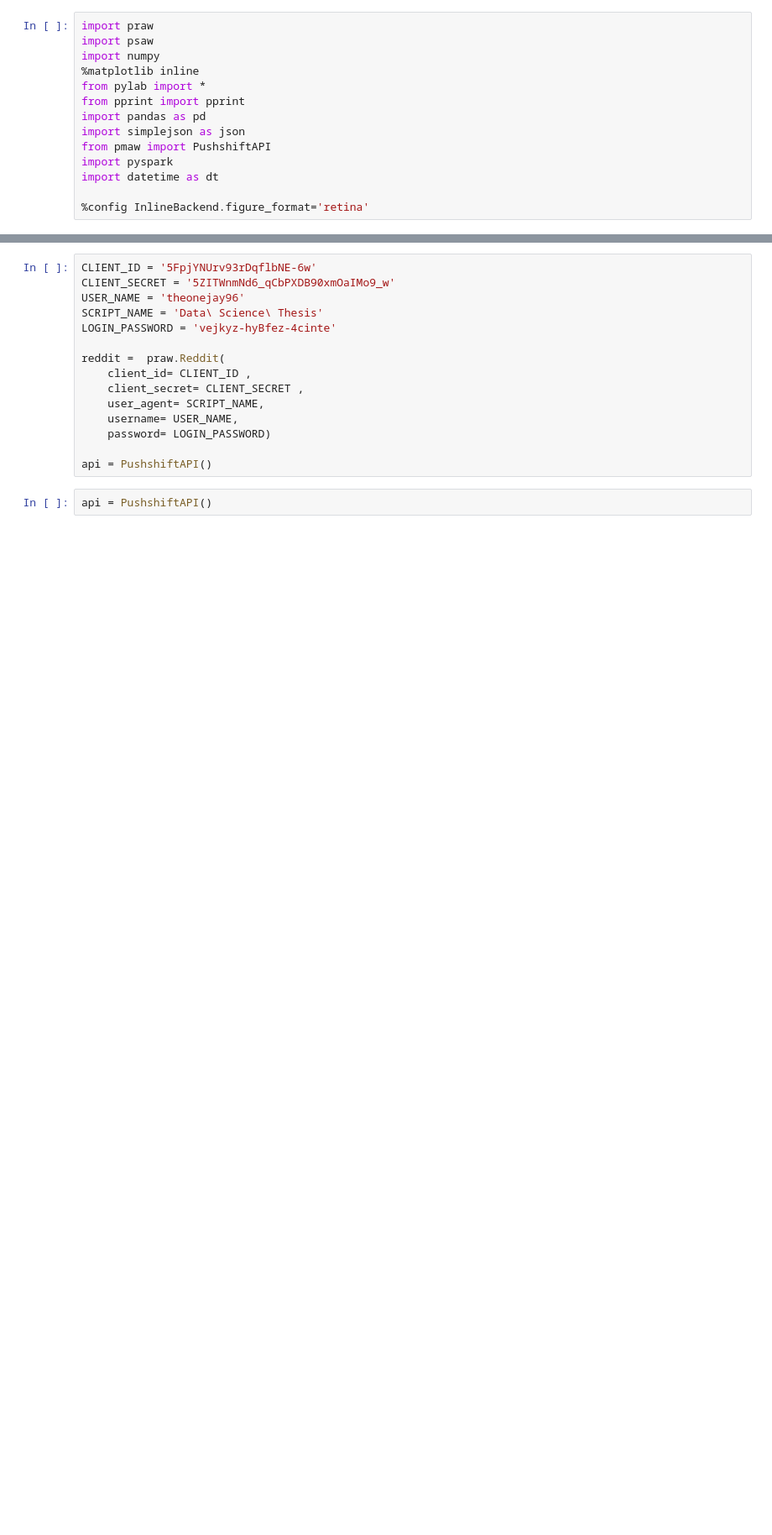
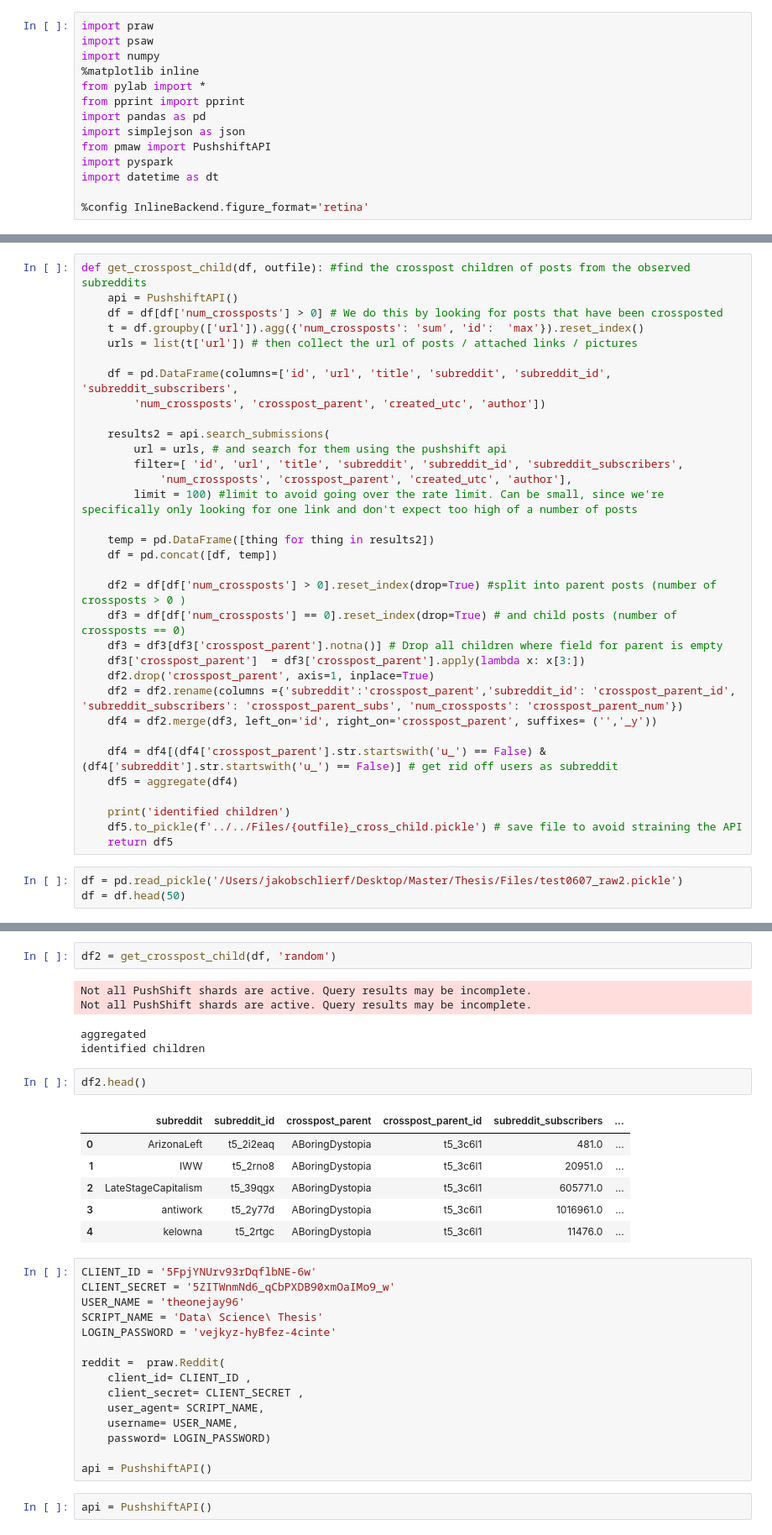
Before and after one commit to jvschlierf/networkthesis, a Jupyter notebook: Test_run/test.ipynb, the cells around one changed output, grey strips where cells are left out. Shown at 84% size. Saved outputs shown, nothing was run; the diff lists cells and outputs as text; blank space fills up the shorter version.

```diff
--- a/Test_run/test.ipynb
+++ b/Test_run/test.ipynb
@@ -14,0 +29,36 @@ import datetime as dt
+# %%
+def get_crosspost_child(df, outfile): #find the crosspost children of posts from the observed subreddits
+    api = PushshiftAPI()
+    df = df[df['num_crossposts'] > 0] # We do this by looking for posts that have been crossposted
+    t = df.groupby(['url']).agg({'num_crossposts': 'sum', 'id':  'max'}).reset_index()
+    urls = list(t['url']) # then collect the url of posts / attached links / pictures
+
+    df = pd.DataFrame(columns=['id', 'url', 'title', 'subreddit', 'subreddit_id', 'subreddit_subscribers',
+        'num_crossposts', 'crosspost_parent', 'created_utc', 'author'])
+
+    results2 = api.search_submissions(
+        url = urls, # and search for them using the pushshift api
+        filter=[ 'id', 'url', 'title', 'subreddit', 'subreddit_id', 'subreddit_subscribers',
+            'num_crossposts', 'crosspost_parent', 'created_utc', 'author'],
+        limit = 100) #limit to avoid going over the rate limit. Can be small, since we're specifically only looking for one link and don't expect too high of a number of posts
+
+    temp = pd.DataFrame([thing for thing in results2])
+    df = pd.concat([df, temp])
+
+    df2 = df[df['num_crossposts'] > 0].reset_index(drop=True) #split into parent posts (number of crossposts > 0 )
+    df3 = df[df['num_crossposts'] == 0].reset_index(drop=True) # and child posts (number of crossposts == 0)
+    df3 = df3[df3['crosspost_parent'].notna()] # Drop all children where field for parent is empty
+    df3['crosspost_parent']  = df3['crosspost_parent'].apply(lambda x: x[3:])
+    df2.drop('crosspost_parent', axis=1, inplace=True)
+    df2 = df2.rename(columns ={'subreddit':'crosspost_parent','subreddit_id': 'crosspost_parent_id', 'subreddit_subscribers': 'crosspost_parent_subs', 'num_crossposts': 'crosspost_parent_num'})
+    df4 = df2.merge(df3, left_on='id', right_on='crosspost_parent', suffixes= ('','_y'))
+
+    df4 = df4[(df4['crosspost_parent'].str.startswith('u_') == False) & (df4['subreddit'].str.startswith('u_') == False)] # get rid off users as subreddit
+    df5 = aggregate(df4)
+
+    print('identified children')
+    df5.to_pickle(f'../../Files/{outfile}_cross_child.pickle') # save file to avoid straining the API
+    return df5
+# %%
+df = pd.read_pickle('/Users/jakobschlierf/Desktop/Master/Thesis/Files/test0607_raw2.pickle')
+df = df.head(50)
@@ -15,3 +69,19 @@ import datetime as dt
+# %%
+df2 = get_crosspost_child(df, 'random')
+# %% [output]
+Not all PushShift shards are active. Query results may be incomplete.
+Not all PushShift shards are active. Query results may be incomplete.
+aggregated
+identified children
+# %%
+df2.head()
+# %% [output]
+|  | subreddit | subreddit_id | crosspost_parent | crosspost_parent_id | subreddit_subscribers | ... |
+| 0 | ArizonaLeft | t5_2i2eaq | ABoringDystopia | t5_3c6l1 | 481.0 | ... |
+| 1 | IWW | t5_2rno8 | ABoringDystopia | t5_3c6l1 | 20951.0 | ... |
+| 2 | LateStageCapitalism | t5_39qgx | ABoringDystopia | t5_3c6l1 | 605771.0 | ... |
+| 3 | antiwork | t5_2y77d | ABoringDystopia | t5_3c6l1 | 1016961.0 | ... |
+| 4 | kelowna | t5_2rtgc | ABoringDystopia | t5_3c6l1 | 11476.0 | ... |
 # %%
 CLIENT_ID = '5FpjYNUrv93rDqflbNE-6w'
 CLIENT_SECRET = '5ZITWnmNd6_qCbPXDB90xmOaIMo9_w'
```
Also changed, not shown: parts of 2 cells of this notebook, 1 other file.
